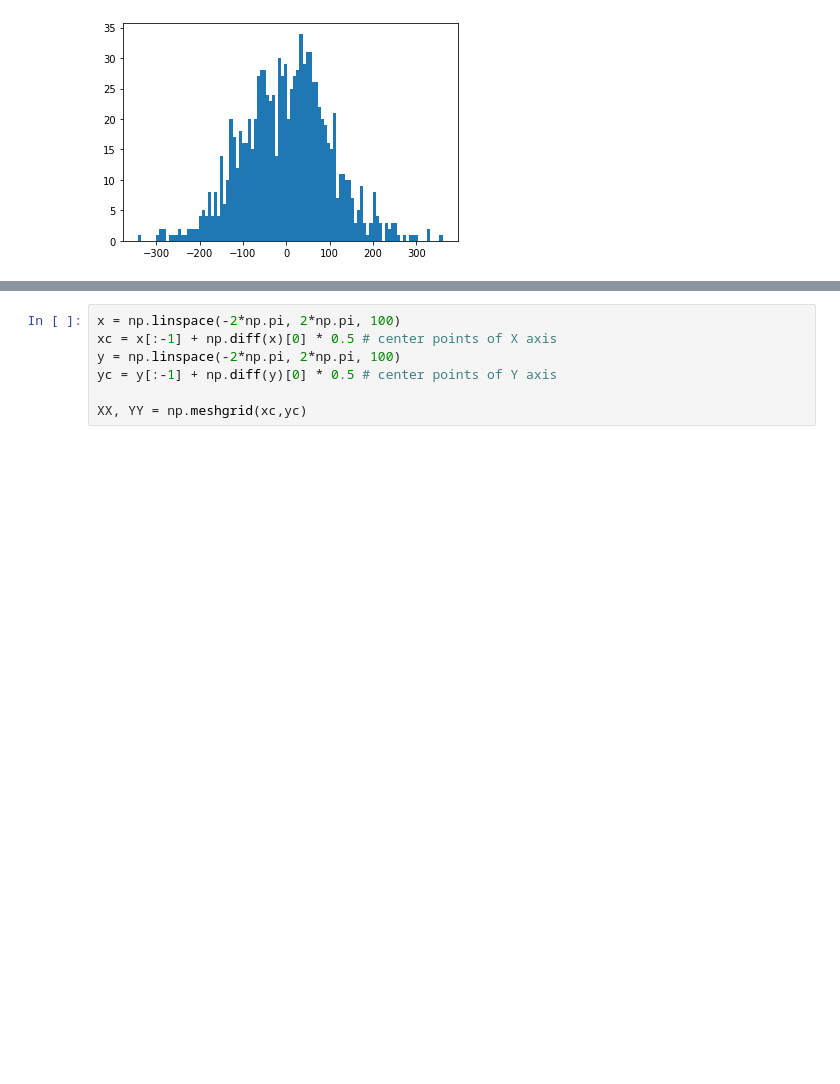
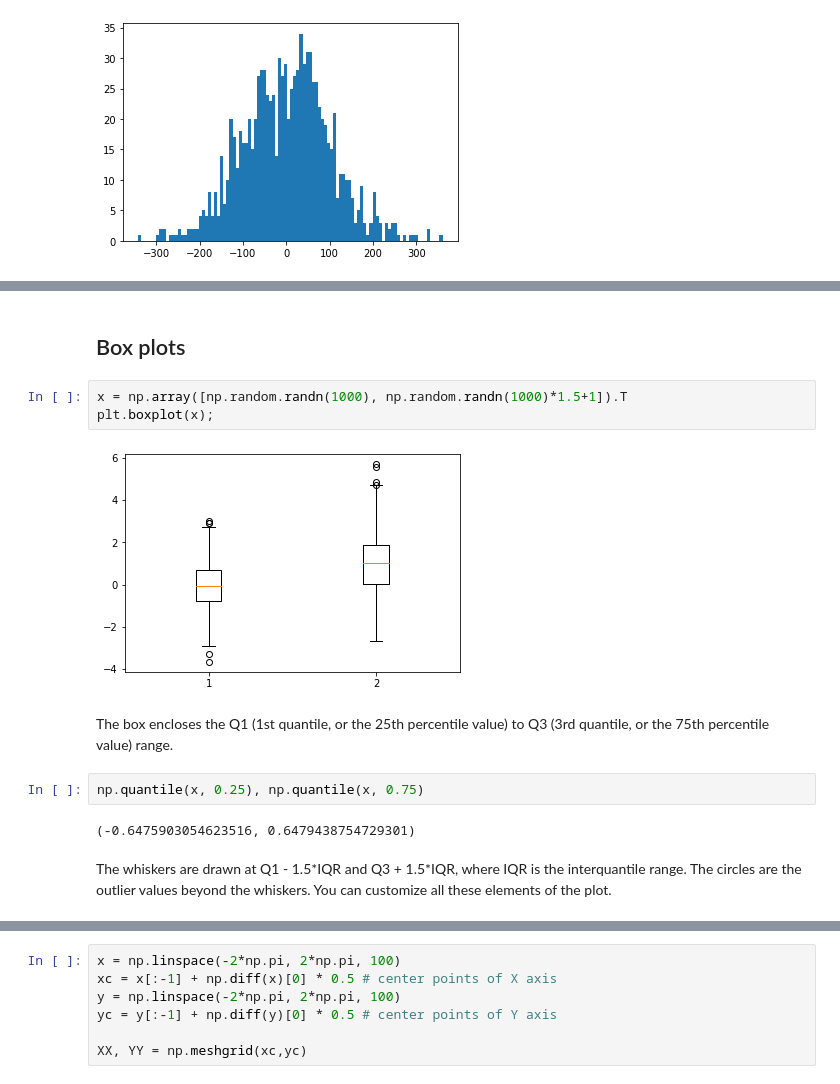
Before and after one commit to adityarn/MAR440_PythonModule, a Jupyter notebook: 03_Matplotlib.ipynb, the cells around one changed output, grey strips where cells are left out. Drawn from its saved outputs; the diff is of its cells as text; blank space fills up the shorter version.

```diff
--- a/03_Matplotlib.ipynb
+++ b/03_Matplotlib.ipynb
@@ -121,0 +129,15 @@ plt.hist(np.random.randn(1000)*100, bins=100);
+# %% [markdown]
+## Box plots
+# %%
+x = np.array([np.random.randn(1000), np.random.randn(1000)*1.5+1]).T
+plt.boxplot(x);
+# %% [output]
+[figure, added]
+# %% [markdown]
+The box encloses the Q1 (1st quantile, or the 25th percentile value) to Q3 (3rd quantile, or the 75th percentile value) range.
+# %%
+np.quantile(x, 0.25), np.quantile(x, 0.75)
+# %% [output]
+(-0.6475903054623516, 0.6479438754729301)
+# %% [markdown]
+The whiskers are drawn at Q1 - 1.5\*IQR and Q3 + 1.5\*IQR, where IQR is the interquantile range. The circles are the outlier values beyond the whiskers. You can customize all these elements of the plot.
```
Also changed, not shown: parts of 8 cells of this notebook, 6 other files.
